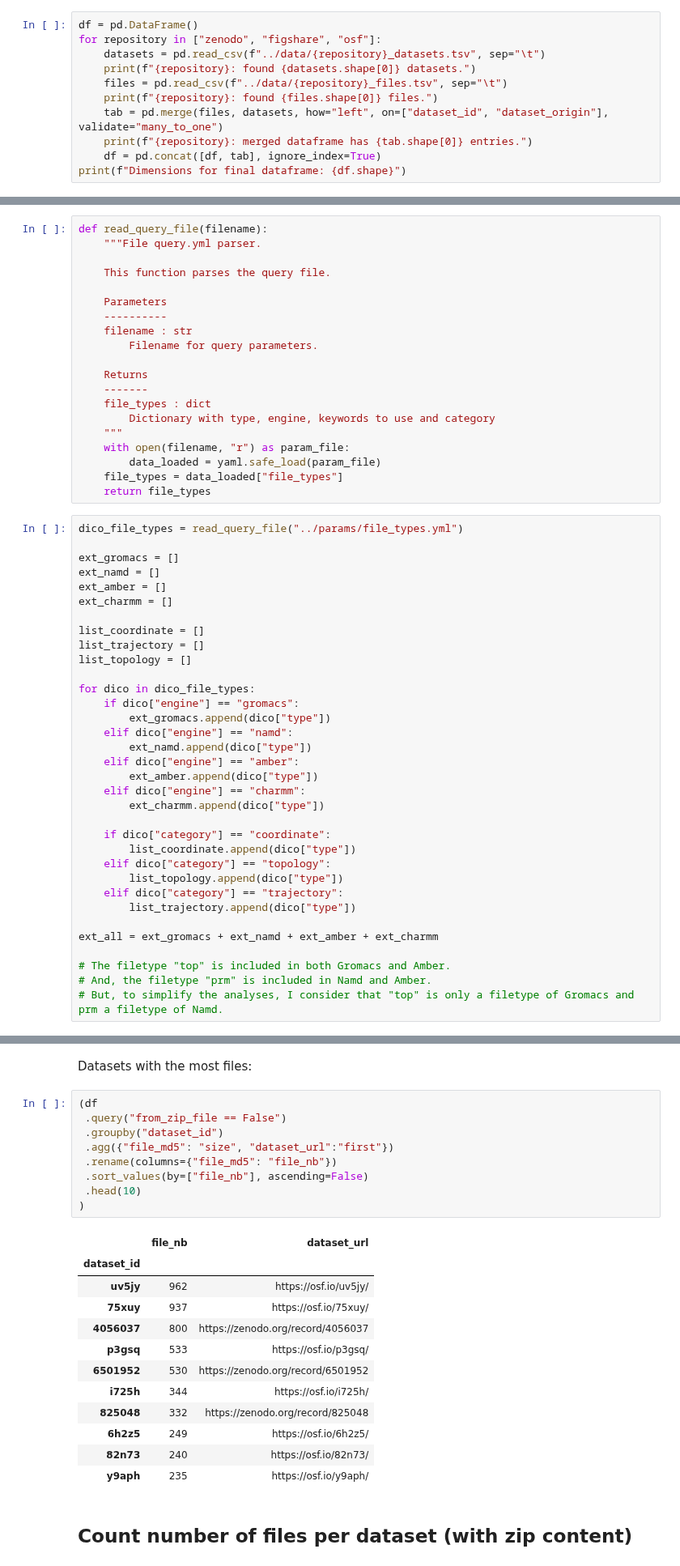
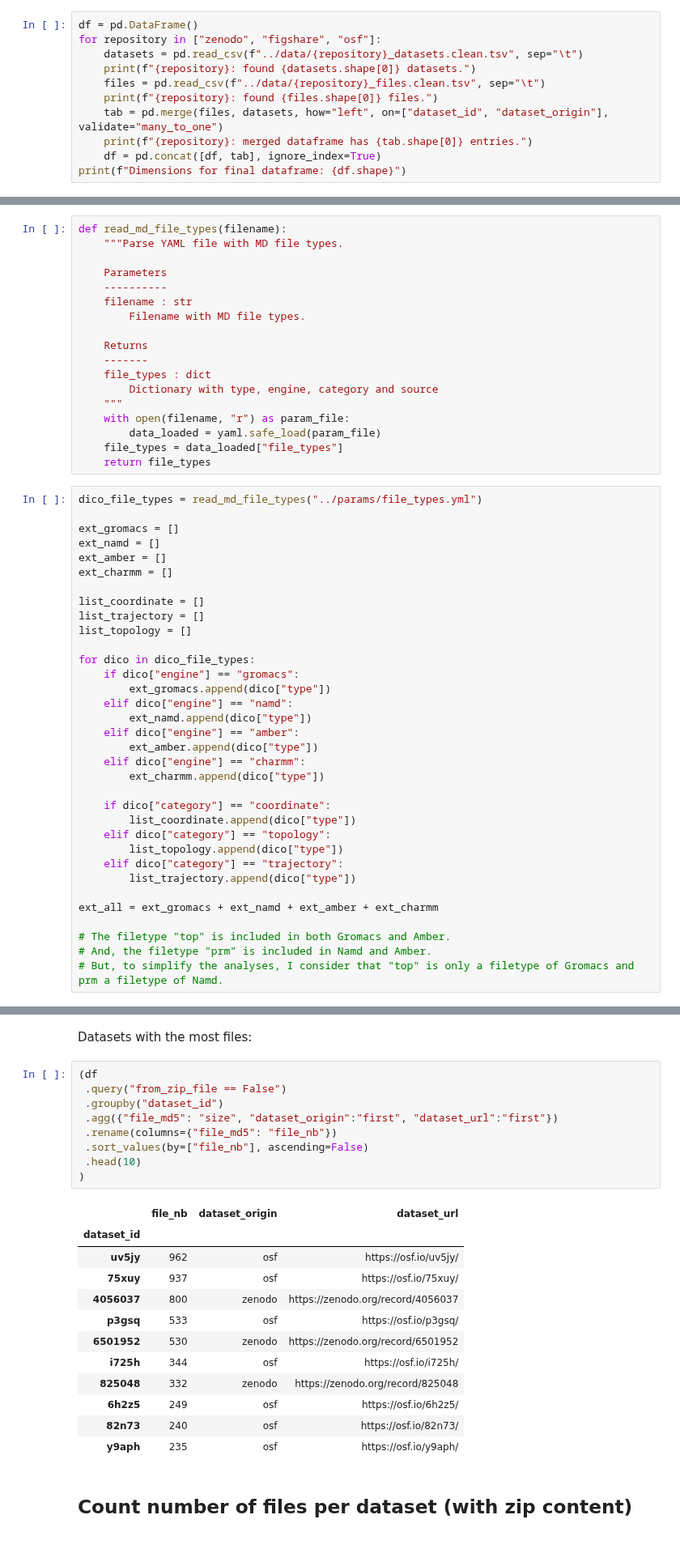
Before and after one commit to MDverse/mdverse_data_catalogue, a Jupyter notebook: notebooks/analyze_all2.ipynb, the cells around one changed output, grey strips where cells are left out. Shown at 81% size. Cells and saved outputs as stored; diff of their text form.

```diff
--- a/notebooks/analyze_all2.ipynb
+++ b/notebooks/analyze_all2.ipynb
@@ -14,9 +16,9 @@ plt.rcParams.update({'font.size': 20})
 # %%
 df = pd.DataFrame()
 for repository in ["zenodo", "figshare", "osf"]:
-    datasets = pd.read_csv(f"../data/{repository}_datasets.tsv", sep="\t")
+    datasets = pd.read_csv(f"../data/{repository}_datasets.clean.tsv", sep="\t")
     print(f"{repository}: found {datasets.shape[0]} datasets.")
-    files = pd.read_csv(f"../data/{repository}_files.tsv", sep="\t")
+    files = pd.read_csv(f"../data/{repository}_files.clean.tsv", sep="\t")
     print(f"{repository}: found {files.shape[0]} files.")
     tab = pd.merge(files, datasets, how="left", on=["dataset_id", "dataset_origin"], validate="many_to_one")
     print(f"{repository}: merged dataframe has {tab.shape[0]} entries.")
@@ -44,27 +46,25 @@ Index(['dataset_origin', 'dataset_id', 'file_type', 'file_size', 'file_md5',
 # %% [markdown]
 ## Read query parameters
 # %%
-def read_query_file(filename):
-    """File query.yml parser.
-
-    This function parses the query file.
+def read_md_file_types(filename):
+    """Parse YAML file with MD file types.
 
     Parameters
     ----------
     filename : str
-        Filename for query parameters.
+        Filename with MD file types.
 
     Returns
     -------
     file_types : dict
-        Dictionary with type, engine, keywords to use and category
+        Dictionary with type, engine, category and source
     """
     with open(filename, "r") as param_file:
         data_loaded = yaml.safe_load(param_file)
     file_types = data_loaded["file_types"]
     return file_types
 # %%
-dico_file_types = read_query_file("../params/file_types.yml")
+dico_file_types = read_md_file_types("../params/file_types.yml")
 
 ext_gromacs = []
 ext_namd = []
@@ -192,25 +192,25 @@ Datasets with the most files:
 # %%
 (df
  .query("from_zip_file == False")
  .groupby("dataset_id")
- .agg({"file_md5": "size", "dataset_url":"first"})
+ .agg({"file_md5": "size", "dataset_origin":"first", "dataset_url":"first"})
  .rename(columns={"file_md5": "file_nb"})
  .sort_values(by=["file_nb"], ascending=False)
  .head(10)
 )
 # %% [output]
-|  | file_nb | dataset_url |
-| dataset_id |  |  |
-| uv5jy | 962 | https://osf.io/uv5jy/ |
-| 75xuy | 937 | https://osf.io/75xuy/ |
-| 4056037 | 800 | https://zenodo.org/record/4056037 |
-| p3gsq | 533 | https://osf.io/p3gsq/ |
-| 6501952 | 530 | https://zenodo.org/record/6501952 |
-| i725h | 344 | https://osf.io/i725h/ |
-| 825048 | 332 | https://zenodo.org/record/825048 |
-| 6h2z5 | 249 | https://osf.io/6h2z5/ |
-| 82n73 | 240 | https://osf.io/82n73/ |
-| y9aph | 235 | https://osf.io/y9aph/ |
+|  | file_nb | dataset_origin | dataset_url |
+| dataset_id |  |  |  |
+| uv5jy | 962 | osf | https://osf.io/uv5jy/ |
+| 75xuy | 937 | osf | https://osf.io/75xuy/ |
+| 4056037 | 800 | zenodo | https://zenodo.org/record/4056037 |
+| p3gsq | 533 | osf | https://osf.io/p3gsq/ |
+| 6501952 | 530 | zenodo | https://zenodo.org/record/6501952 |
+| i725h | 344 | osf | https://osf.io/i725h/ |
+| 825048 | 332 | zenodo | https://zenodo.org/record/825048 |
+| 6h2z5 | 249 | osf | https://osf.io/6h2z5/ |
+| 82n73 | 240 | osf | https://osf.io/82n73/ |
+| y9aph | 235 | osf | https://osf.io/y9aph/ |
 # %% [markdown]
 ## Count number of files per dataset (with zip content)
 # %%
```
Also changed, not shown: parts of 23 cells of this notebook.
